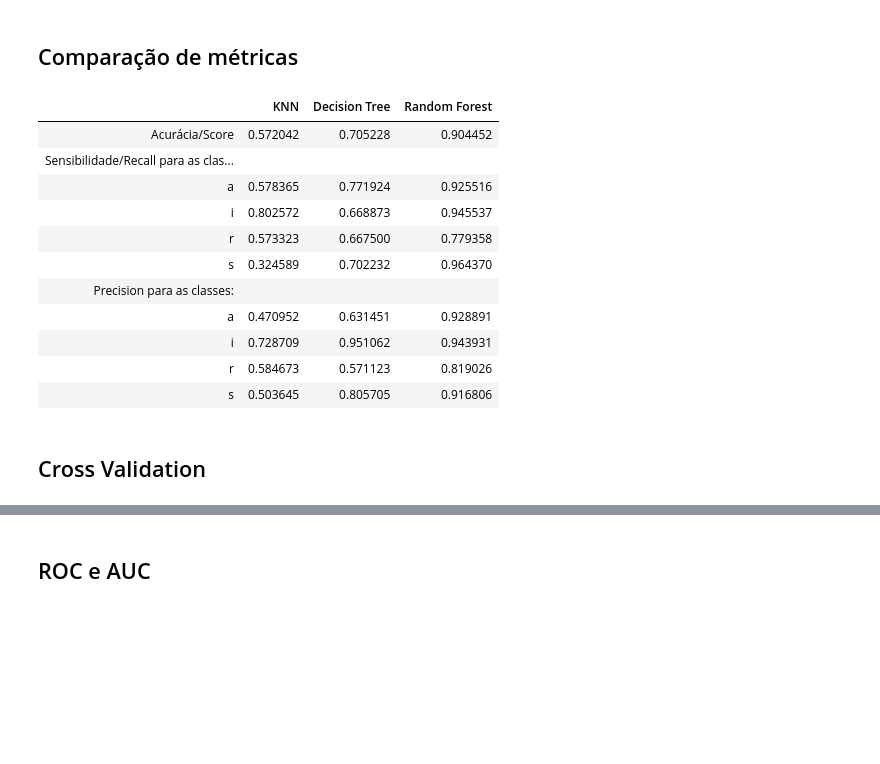
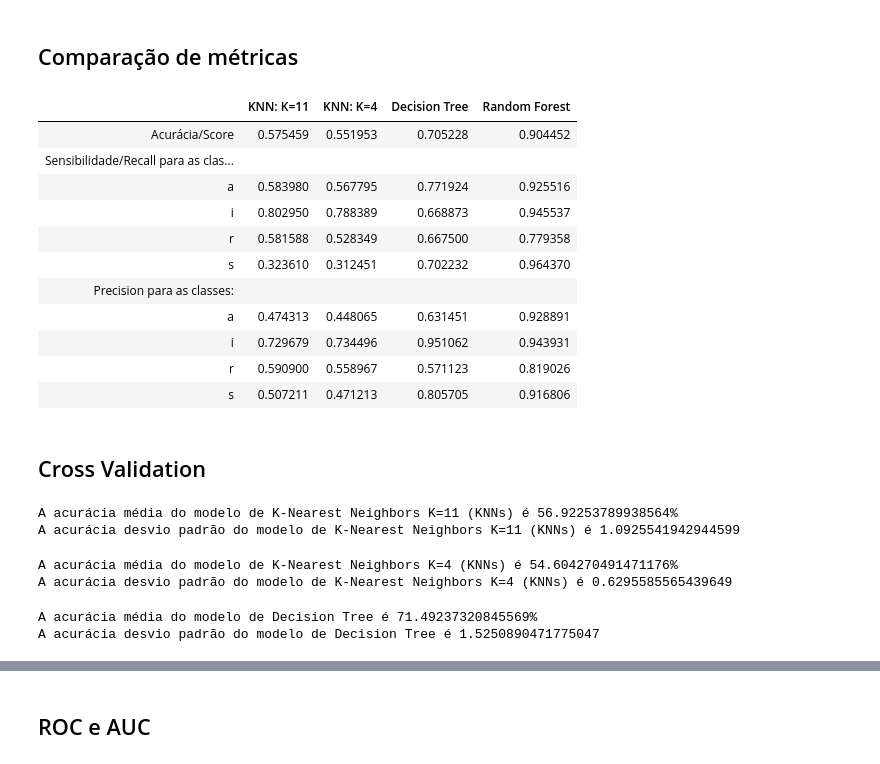
Before and after one commit to ArthurCisotto/P2_CDados, a Jupyter notebook: Projeto_2_CDados.ipynb, the cells around one changed output, grey strips where cells are left out. Saved outputs shown, nothing was run; the diff lists cells and outputs as text; code cells hidden in the pictures; blank space fills up the shorter version.

Commit message:
adicionado KNN11 e KNN4 (tudo) e cross_val_score

```diff
--- a/Projeto_2_CDados.ipynb
+++ b/Projeto_2_CDados.ipynb
@@ -782,0 +825,4 @@ def precision(matriz):
+# %%
+acuracia_knn11 =  acuracia(matriz_confusao_knn11)
+recall_knn11 =  recall(matriz_confusao_knn11)
+precision_knn11 =  precision(matriz_confusao_knn11)
@@ -782,0 +861,5 @@ def precision(matriz):
+# %%
+#Predição de valores pelo modelo de K-Nearest Neighbors K=4 (KNNs)
+Y_pred_knn4 = knn4.predict(Xval)
+matriz_confusao_knn4 = confusion_matrix(Yval, Y_pred_knn4)
+print(matriz_confusao_knn4)
@@ -782,0 +874,4 @@ def precision(matriz):
+# %%
+acuracia_knn4 =  acuracia(matriz_confusao_knn4)
+recall_knn4 =  recall(matriz_confusao_knn4)
+precision_knn4 =  precision(matriz_confusao_knn4)
@@ -897,4 +1006,0 @@ fig.show()
-# %%
-acuracia_knn =  acuracia(matriz_confusao_knn)
-recall_knn =  recall(matriz_confusao_knn)
-precision_knn =  precision(matriz_confusao_knn)
@@ -931,22 +1007,22 @@ A precision do modelo de K-Nearest Neighbors (KNNs) é:
 # %% [markdown]
 ## Comparação de métricas
 # %%
-d2 = {'': ['Acurácia/Score', 'Sensibilidade/Recall para as classes:', 'a', 'i', 'r', 's','Precision para as classes:', 'a', 'i', 'r', 's'], 'KNN': [acuracia_knn, '', recall_knn[0], recall_knn[1], recall_knn[2], recall_knn[3], '', precision_knn[0], precision_knn[1], precision_knn[2], precision_knn[3]], 'Decision Tree': [acuracia_decision_tree, '', recall_decision_tree[0], recall_decision_tree[1], recall_decision_tree[2], recall_decision_tree[3], '', precision_decision_tree[0], precision_decision_tree[1], precision_decision_tree[2], precision_decision_tree[3]], 'Random Forest': [acuracia_random_forest, '', recall_random_forest[0], recall_random_forest[1], recall_random_forest[2], recall_random_forest[3], '', precision_random_forest[0], precision_random_forest[1], precision_random_forest[2], precision_random_forest[3]]}
+d2 = {'': ['Acurácia/Score', 'Sensibilidade/Recall para as classes:', 'a', 'i', 'r', 's','Precision para as classes:', 'a', 'i', 'r', 's'], 'KNN: K=11': [acuracia_knn11, '', recall_knn11[0], recall_knn11[1], recall_knn11[2], recall_knn11[3], '', precision_knn11[0], precision_knn11[1], precision_knn11[2], precision_knn11[3]],'KNN: K=4': [acuracia_knn4, '', recall_knn4[0], recall_knn4[1], recall_knn4[2], recall_knn4[3], '', precision_knn4[0], precision_knn4[1], precision_knn4[2], precision_knn4[3]], 'Decision Tree': [acuracia_decision_tree, '', recall_decision_tree[0], recall_decision_tree[1], recall_decision_tree[2], recall_decision_tree[3], '', precision_decision_tree[0], precision_decision_tree[1], precision_decision_tree[2], precision_decision_tree[3]], 'Random Forest': [acuracia_random_forest, '', recall_random_forest[0], recall_random_forest[1], recall_random_forest[2], recall_random_forest[3], '', precision_random_forest[0], precision_random_forest[1], precision_random_forest[2], precision_random_forest[3]]}
 df2 = pd.DataFrame(data=d2)
 pd.set_option('display.max_colwidth', None)
 df2.style.hide_index()
 # %% [output]
-|  | KNN | Decision Tree | Random Forest |
-| Acurácia/Score | 0.572042 | 0.705228 | 0.904452 |
-| Sensibilidade/Recall para as clas... |  |  |  |
-| a | 0.578365 | 0.771924 | 0.925516 |
-| i | 0.802572 | 0.668873 | 0.945537 |
-| r | 0.573323 | 0.667500 | 0.779358 |
-| s | 0.324589 | 0.702232 | 0.964370 |
-| Precision para as classes: |  |  |  |
-| a | 0.470952 | 0.631451 | 0.928891 |
-| i | 0.728709 | 0.951062 | 0.943931 |
-| r | 0.584673 | 0.571123 | 0.819026 |
-| s | 0.503645 | 0.805705 | 0.916806 |
+|  | KNN: K=11 | KNN: K=4 | Decision Tree | Random Forest |
+| Acurácia/Score | 0.575459 | 0.551953 | 0.705228 | 0.904452 |
+| Sensibilidade/Recall para as clas... |  |  |  |  |
+| a | 0.583980 | 0.567795 | 0.771924 | 0.925516 |
+| i | 0.802950 | 0.788389 | 0.668873 | 0.945537 |
+| r | 0.581588 | 0.528349 | 0.667500 | 0.779358 |
+| s | 0.323610 | 0.312451 | 0.702232 | 0.964370 |
+| Precision para as classes: |  |  |  |  |
+| a | 0.474313 | 0.448065 | 0.631451 | 0.928891 |
+| i | 0.729679 | 0.734496 | 0.951062 | 0.943931 |
+| r | 0.590900 | 0.558967 | 0.571123 | 0.819026 |
+| s | 0.507211 | 0.471213 | 0.805705 | 0.916806 |
 # %% [markdown]
 ## Cross Validation
@@ -958,0 +1029,27 @@ df2.style.hide_index()
+# %%
+cv_knn11 = cross_val_score(knn11, Xval, Yval, cv = 10)
+media_cv_knn11 = cv_knn11.mean()
+std_cv_knn11 = cv_knn11.std()
+print(f'A acurácia média do modelo de K-Nearest Neighbors K=11 (KNNs) é {media_cv_knn11*100}%')
+print(f'A acurácia desvio padrão do modelo de K-Nearest Neighbors K=11 (KNNs) é {std_cv_knn11*100}')
+# %% [output]
+A acurácia média do modelo de K-Nearest Neighbors K=11 (KNNs) é 56.92253789938564%
+A acurácia desvio padrão do modelo de K-Nearest Neighbors K=11 (KNNs) é 1.0925541942944599
+# %%
+cv_knn4 = cross_val_score(knn4, Xval, Yval, cv = 10)
+media_cv_knn4 = cv_knn4.mean()
+std_cv_knn4 = cv_knn4.std()
+print(f'A acurácia média do modelo de K-Nearest Neighbors K=4 (KNNs) é {media_cv_knn4*100}%')
+print(f'A acurácia desvio padrão do modelo de K-Nearest Neighbors K=4 (KNNs) é {std_cv_knn4*100}')
+# %% [output]
+A acurácia média do modelo de K-Nearest Neighbors K=4 (KNNs) é 54.604270491471176%
+A acurácia desvio padrão do modelo de K-Nearest Neighbors K=4 (KNNs) é 0.6295585565439649
+# %%
+cv_decision = cross_val_score(decision_tree, Xval, Yval, cv = 10)
+media_cv_decision = cv_decision.mean()
+std_cv_decision = cv_decision.std()
+print(f'A acurácia média do modelo de Decision Tree é {media_cv_decision*100}%')
+print(f'A acurácia desvio padrão do modelo de Decision Tree é {std_cv_decision*100}')
+# %% [output]
+A acurácia média do modelo de Decision Tree é 71.49237320845569%
+A acurácia desvio padrão do modelo de Decision Tree é 1.5250890471775047
```
Also changed, not shown: parts of 30 cells of this notebook, 1 other file.
